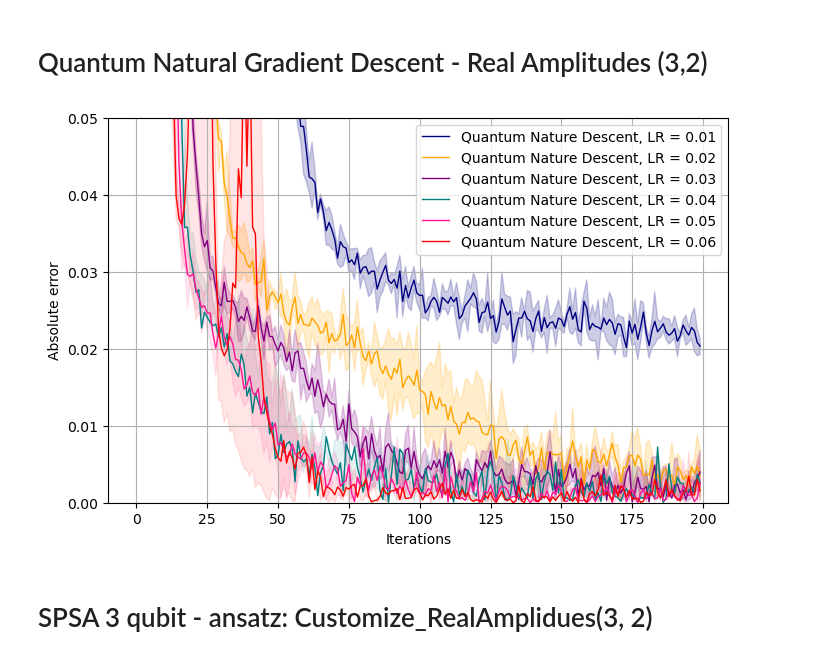
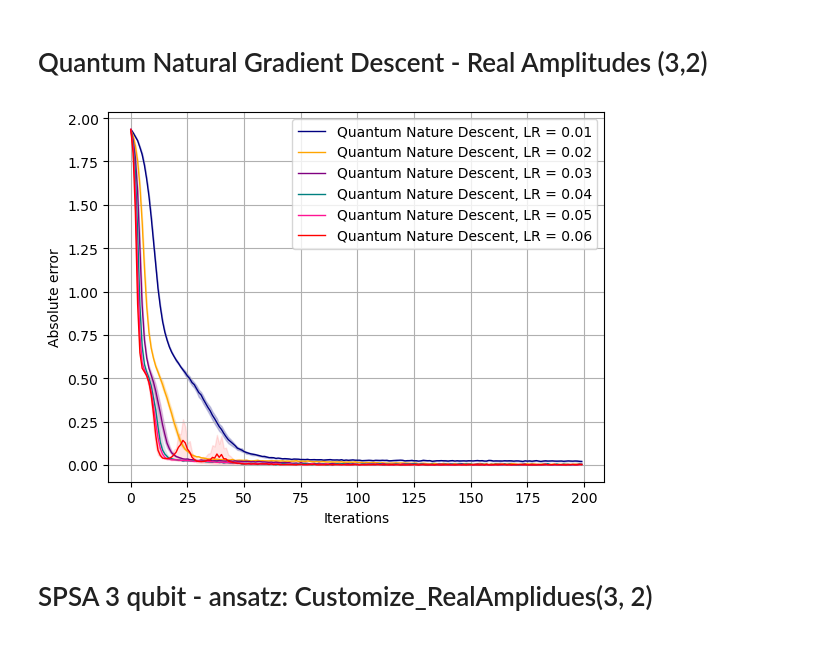
Before and after one commit to nguyenvulinh666/Variational-Quantum-EigeinSolver, a Jupyter notebook: data - 3.ipynb, the cells around one changed output. Drawn from its saved outputs; the diff is of its cells as text; code cells hidden in the pictures.

```diff
--- a/data - 3.ipynb
+++ b/data - 3.ipynb
@@ -638,6 +640,7 @@ QND3_06 = np.array([5.875, 5.029999999999999, 2.9078000000000004, -0.45620000000
 %matplotlib inline
 import matplotlib.pyplot as plt
 # %matplotlib widget
+fig, ax = plt.subplots()
 
 gs_energy = -6.29150262
 
@@ -687,7 +690,7 @@ for i in range(len(QND3_01)):
     high_QND_06[i] = abs((max(QND1_06[i], QND2_06[i], QND3_06[i]) - gs_energy)/gs_energy)
     low_QND_06[i] = abs((min(QND1_06[i], QND2_06[i], QND3_06[i]) - gs_energy)/gs_energy)
 
-plt.figure(figsize=(8,5))
+# plt.figure(figsize=(8,5))
 
 plt.plot(abs(((QND1_01+QND2_01+QND3_01)/3-gs_energy)/gs_energy), color='navy', lw=1, label='Quantum Nature Descent, LR = 0.01')
 plt.plot(abs(((QND3_02+QND2_02+QND1_02)/3-gs_energy)/gs_energy), color='orange', lw=1, label='Quantum Nature Descent, LR = 0.02')
@@ -713,7 +716,7 @@ plt.xlabel('Iterations')
 plt.legend()
 
 plt.grid()
-plt.ylim((0,0.05))
+# plt.ylim((0,0.05))
 plt.show()
 
 
@@ -746,34 +749,36 @@ plt.show()
 # plt.figure(figsize=(8,5))
 
 # plt.plot((QND1_01+QND2_01+QND3_01)/3, color='blue', lw=1, label='LR = 0.01')
 # plt.plot((QND3_02+QND2_02+QND1_02)/3, color='orange', lw=1, label='LR = 0.02')
 # plt.plot((QND3_03+QND2_03+QND1_03)/3,  color='purple', lw=1, label='LR = 0.03')
 # plt.plot((QND2_04+QND2_04+QND2_04)/3,  color='green', lw=1, label='LR = 0.04')
 # plt.plot((QND1_05+QND2_05+QND3_05)/3, color='red', lw=1, label='LR = 0.05')
 # plt.plot((QND1_06+QND2_06+QND3_06)/3,  color='teal', lw=1, label='LR = 0.06')
 
 # plt.fill_between(x, high_QND_01, low_QND_01, alpha=.2)
 # plt.fill_between(x, high_QND_02, low_QND_02, color='orange', alpha=.2)
 # plt.fill_between(x, high_QND_03, low_QND_03, color='purple', alpha=.2)
 # plt.fill_between(x, high_QND_04, low_QND_04, color='green', alpha=.1)
 # plt.fill_between(x, high_QND_05, low_QND_05, color='red', alpha=.1)
 # plt.fill_between(x, high_QND_06, low_QND_06, color='teal',  alpha=.1)
 
 # # plt.yscale('log')
 # plt.ylabel('Energy')
 # plt.xlabel('Iterations')
 # plt.axhline(y=gs_energy, color="tab:red", ls="--", lw=1, label="Target: " + str(gs_energy))
 # # Exact ground state energy value
 # # plt.axhline(y=gs_energy, color="tab:red", ls="--", lw=2, label="Target: " + str(gs_energy))
 # plt.title('Quantum Natural Gradient Descent with various of learning rate')
 # plt.legend()
 
 # plt.grid()
 
 # # plt.ylim((-6.5,-6))
 # plt.show()
+
+fig.savefig('QNG-3-ReAm2.png', format='png', dpi=600)
 # %% [output]
-[figure, old version]
+[figure, new version]
 # %% [markdown]
 # SPSA 3 qubit - ansatz: Customize_RealAmplidues(3, 2)
 # %%
```
Also changed, not shown: parts of 7 cells of this notebook, 5 other files.
